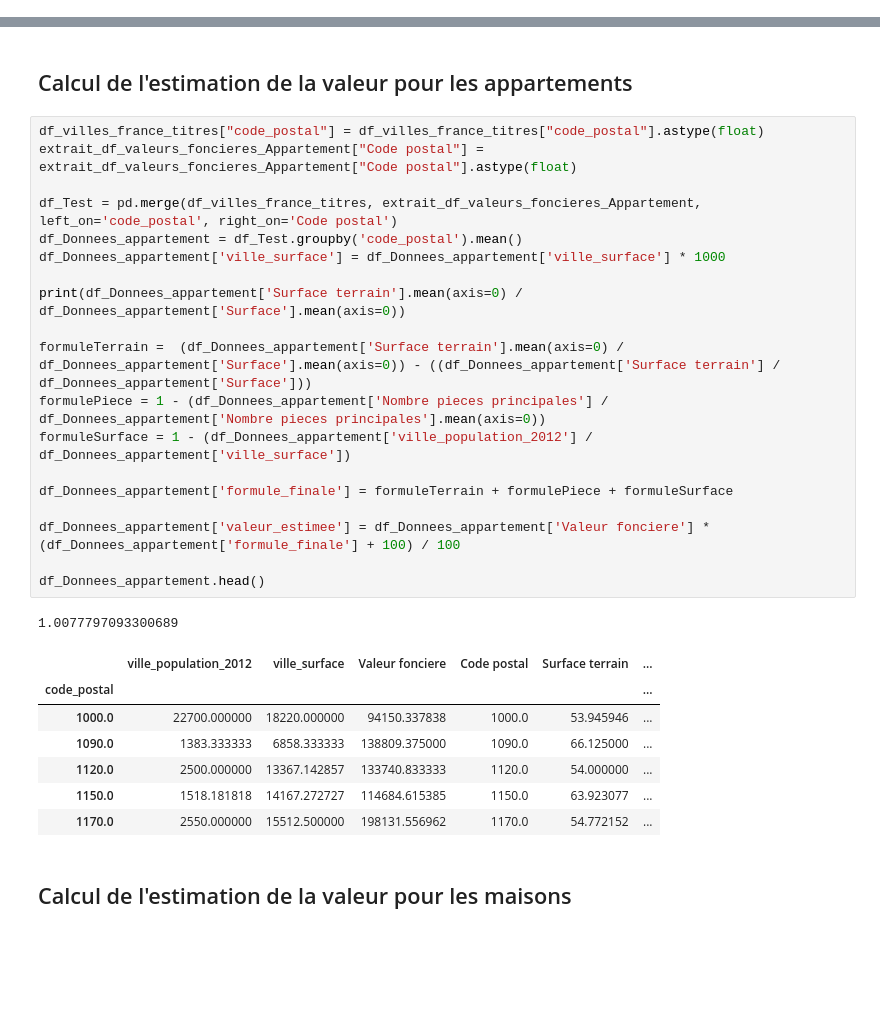
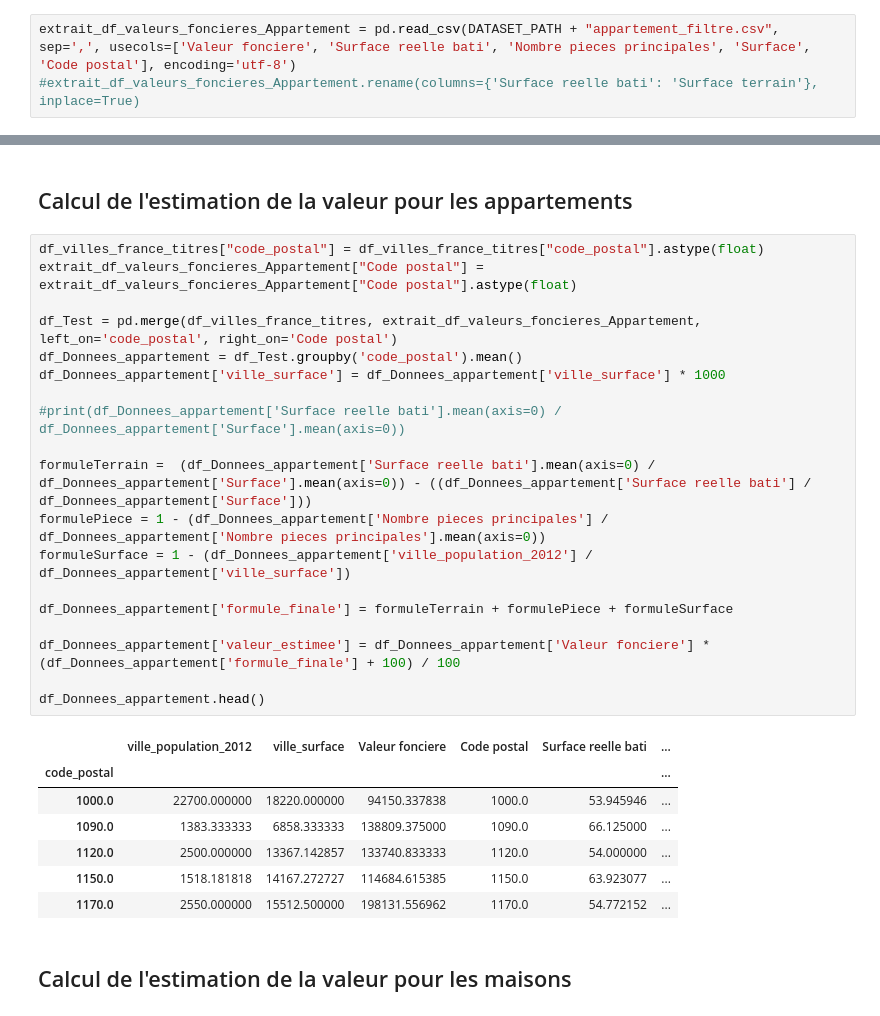
Before and after one commit to Nicolas-Malgat/Immothep, a Jupyter notebook: test.ipynb, the cells around one changed output, grey strips where cells are left out. Saved outputs shown, nothing was run; the diff lists cells and outputs as text; blank space fills up the shorter version.

```diff
--- a/test.ipynb
+++ b/test.ipynb
@@ -27,3 +28,6 @@ extrait_df_valeurs_foncieres_Appartement.rename(columns={'Surface reelle bati':
+# %%
+extrait_df_valeurs_foncieres_Appartement = pd.read_csv(DATASET_PATH + "appartement_filtre.csv", sep=',', usecols=['Valeur fonciere', 'Surface reelle bati', 'Nombre pieces principales', 'Surface', 'Code postal'], encoding='utf-8')
+#extrait_df_valeurs_foncieres_Appartement.rename(columns={'Surface reelle bati': 'Surface terrain'}, inplace=True)
 # %% [markdown]
 ## Chargement du fichier contenant les données concernant les maisons
 # %%
@@ -62,25 +66,24 @@ df_villes_france_titres = df_villes_france_titres.drop('ville_code_postal', 1)
 # %%
 df_villes_france_titres["code_postal"] = df_villes_france_titres["code_postal"].astype(float)
 extrait_df_valeurs_foncieres_Appartement["Code postal"] = extrait_df_valeurs_foncieres_Appartement["Code postal"].astype(float)
 
 df_Test = pd.merge(df_villes_france_titres, extrait_df_valeurs_foncieres_Appartement, left_on='code_postal', right_on='Code postal')
 df_Donnees_appartement = df_Test.groupby('code_postal').mean()
 df_Donnees_appartement['ville_surface'] = df_Donnees_appartement['ville_surface'] * 1000
 
-print(df_Donnees_appartement['Surface terrain'].mean(axis=0) / df_Donnees_appartement['Surface'].mean(axis=0))
+#print(df_Donnees_appartement['Surface reelle bati'].mean(axis=0) / df_Donnees_appartement['Surface'].mean(axis=0))
 
-formuleTerrain =  (df_Donnees_appartement['Surface terrain'].mean(axis=0) / df_Donnees_appartement['Surface'].mean(axis=0)) - ((df_Donnees_appartement['Surface terrain'] / df_Donnees_appartement['Surface']))
+formuleTerrain =  (df_Donnees_appartement['Surface reelle bati'].mean(axis=0) / df_Donnees_appartement['Surface'].mean(axis=0)) - ((df_Donnees_appartement['Surface reelle bati'] / df_Donnees_appartement['Surface']))
 formulePiece = 1 - (df_Donnees_appartement['Nombre pieces principales'] / df_Donnees_appartement['Nombre pieces principales'].mean(axis=0))
 formuleSurface = 1 - (df_Donnees_appartement['ville_population_2012'] / df_Donnees_appartement['ville_surface'])
 
 df_Donnees_appartement['formule_finale'] = formuleTerrain + formulePiece + formuleSurface
 
 df_Donnees_appartement['valeur_estimee'] = df_Donnees_appartement['Valeur fonciere'] * (df_Donnees_appartement['formule_finale'] + 100) / 100
 
 df_Donnees_appartement.head()
 # %% [output]
-1.0077797093300689
-|  | ville_population_2012 | ville_surface | Valeur fonciere | Code postal | Surface terrain | ... |
+|  | ville_population_2012 | ville_surface | Valeur fonciere | Code postal | Surface reelle bati | ... |
 | code_postal |  |  |  |  |  | ... |
 | 1000.0 | 22700.000000 | 18220.000000 | 94150.337838 | 1000.0 | 53.945946 | ... |
 | 1090.0 | 1383.333333 | 6858.333333 | 138809.375000 | 1090.0 | 66.125000 | ... |
```
Also changed, not shown: parts of 7 cells of this notebook.
